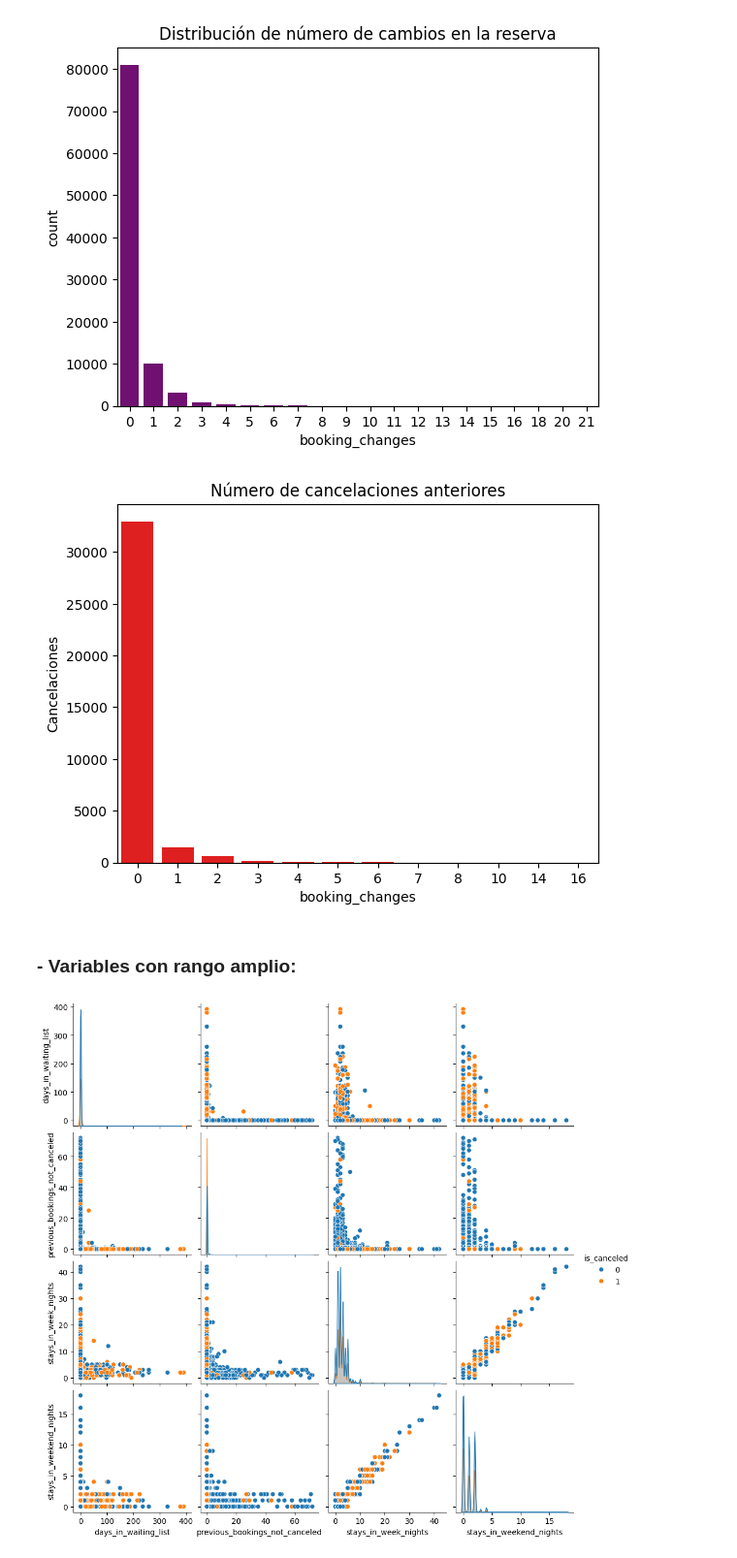
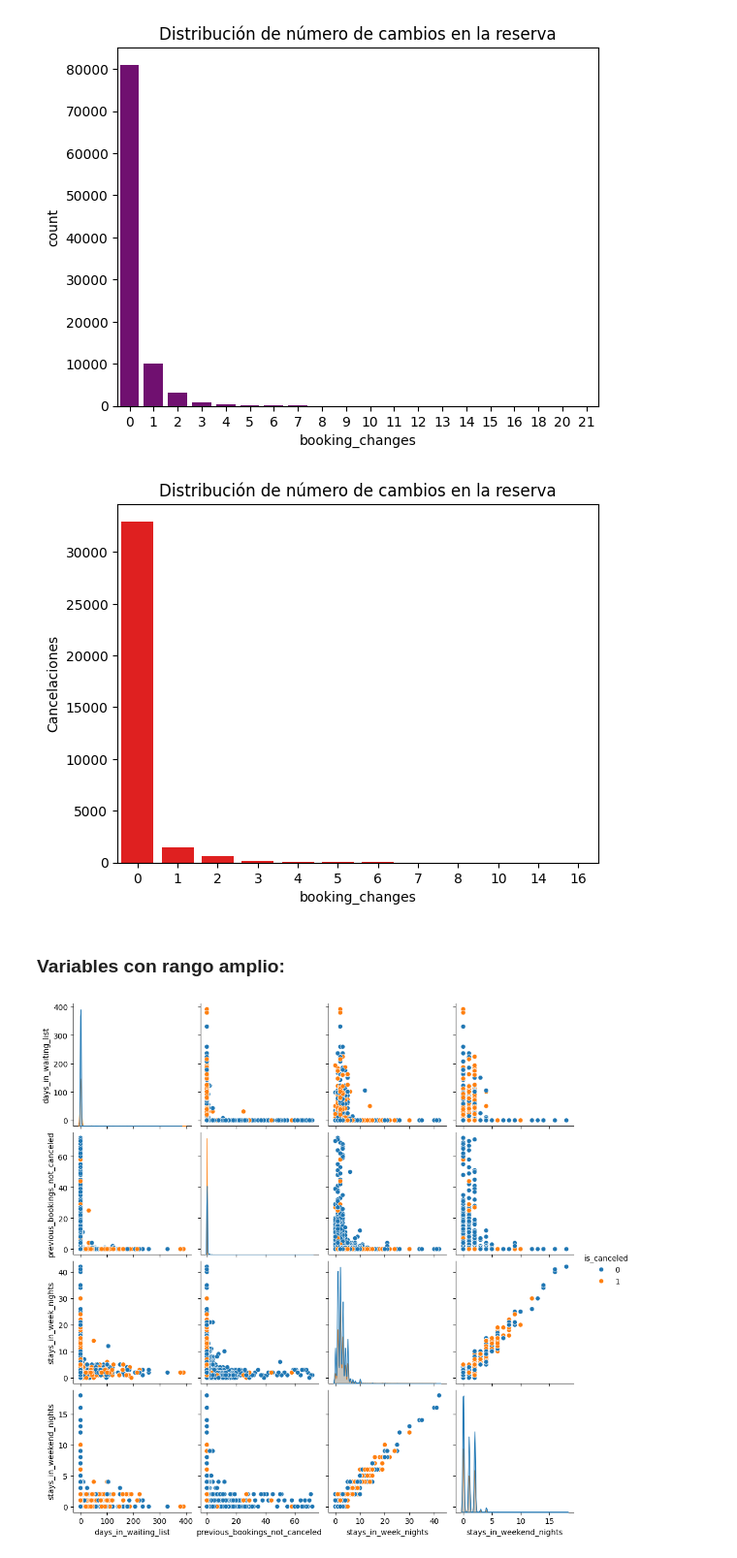
Before and after one commit to eleacos/ML_hotel_booking, a Jupyter notebook: src/notebooks/parte_1_Brenda.ipynb, the cells around one changed output. Shown at 97% size. Drawn from its saved outputs; the diff is of its cells as text; code cells hidden in the pictures.

```diff
--- a/src/notebooks/parte_1_Brenda.ipynb
+++ b/src/notebooks/parte_1_Brenda.ipynb
@@ -486,13 +486,13 @@ plt.show();
 [figure]
 # %%
 sns.countplot(x="booking_changes", data= train_set[train_set["is_canceled"]==1], color="red")
-plt.title("Número de cancelaciones anteriores")
+plt.title("Distribución de número de cambios en la reserva")
 plt.ylabel("Cancelaciones")
 plt.show();
 # %% [output]
-[figure, old version]
+[figure, new version]
 # %% [markdown]
-### - Variables con rango amplio:
+### Variables con rango amplio:
 # %%
 # numéricas discretas con rango amplio:
 num_disc_rango = ["days_in_waiting_list", "previous_bookings_not_canceled", "stays_in_week_nights", "stays_in_weekend_nights"]
```
Also changed, not shown: parts of 15 cells of this notebook.
